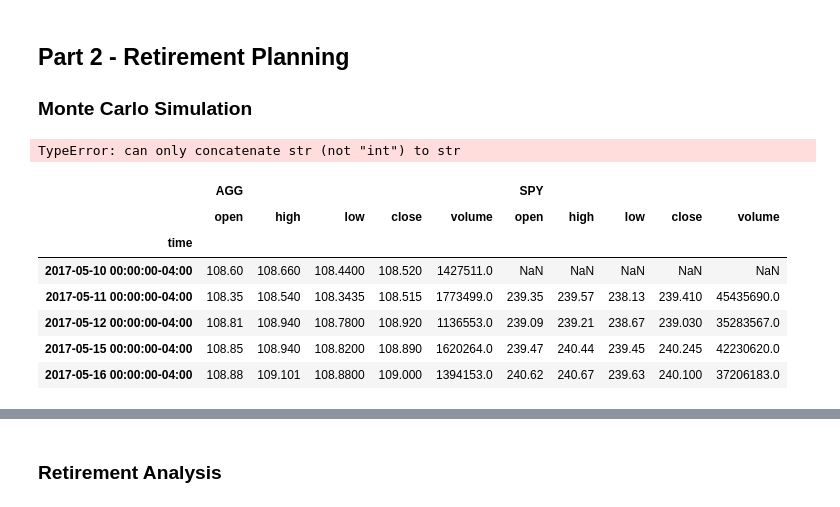
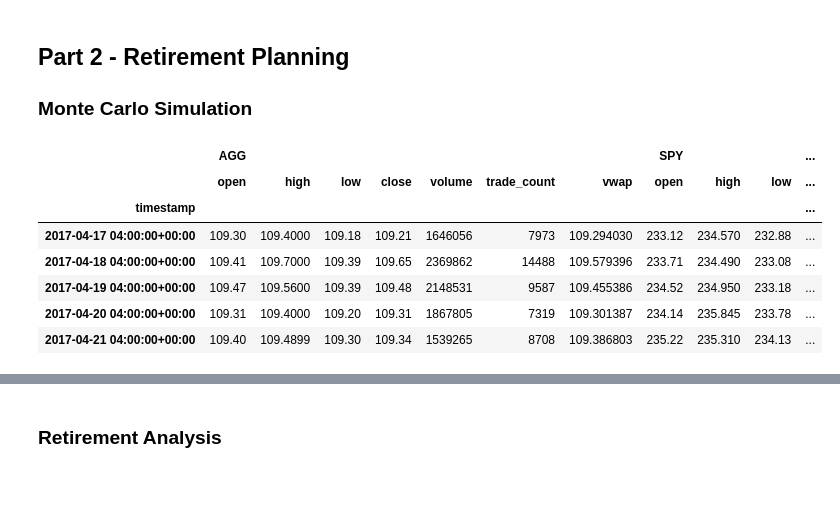
Before and after one commit to emersonwen/Rutgers_FinTech_Homework, a Jupyter notebook: Week-Five-Homework/Instructions/Starter_Code/financial-planner.ipynb, the cells around one changed output, grey strips where cells are left out. Saved outputs shown, nothing was run; the diff lists cells and outputs as text; code cells hidden in the pictures.

```diff
--- a/Week-Five-Homework/Instructions/Starter_Code/financial-planner.ipynb
+++ b/Week-Five-Homework/Instructions/Starter_Code/financial-planner.ipynb
@@ -174,32 +173,34 @@ Congratulations, you have more than enough savings for an emergency fund.
 # Set start and end dates of five years back from today.
 # Sample results may vary from the solution based on the time frame chosen
 
-end_date = (pd.Timestamp.today(tz='America/New_York').isoformat()
-start_date = pd.Timestamp((today + 3), tz='America/New_York').isoformat()
-
-start_date
+end_date = (pd.Timestamp.today(tz='America/New_York') - pd.DateOffset()).isoformat()
+start_date = (pd.Timestamp.today(tz='America/New_York') - pd.DateOffset(years=5)).isoformat()
-# %% [output]
-TypeError: can only concatenate str (not "int") to str
 # %%
 # Get 5 years' worth of historical data for SPY and AGG
-
+df_ticker = alpaca.get_bars(
+  tickers,
+  timeframe,
+  start=start_date,
+  end=end_date
+).df
 
 # Reorganize the DataFrame
 # Separate ticker data
-# YOUR CODE HERE!
+AGG = df_ticker[df_ticker['symbol'] =='AGG'].drop('symbol', axis=1)
+SPY = df_ticker[df_ticker['symbol'] =='SPY'].drop('symbol', axis=1)
 
 
 # Concatenate the ticker DataFrames
-# YOUR CODE HERE!
+df_stock_data = pd.concat([AGG,SPY], axis=1, keys=['AGG','SPY'])
 
 # Display sample data
 df_stock_data.head()
 # %% [output]
-|  | AGG |  |  |  |  | SPY |  |  |  |  |
-|  | open | high | low | close | volume | open | high | low | close | volume |
-| time |  |  |  |  |  |  |  |  |  |  |
-| 2017-05-10 00:00:00-04:00 | 108.60 | 108.660 | 108.4400 | 108.520 | 1427511.0 | NaN | NaN | NaN | NaN | NaN |
-| 2017-05-11 00:00:00-04:00 | 108.35 | 108.540 | 108.3435 | 108.515 | 1773499.0 | 239.35 | 239.57 | 238.13 | 239.410 | 45435690.0 |
-| 2017-05-12 00:00:00-04:00 | 108.81 | 108.940 | 108.7800 | 108.920 | 1136553.0 | 239.09 | 239.21 | 238.67 | 239.030 | 35283567.0 |
-| 2017-05-15 00:00:00-04:00 | 108.85 | 108.940 | 108.8200 | 108.890 | 1620264.0 | 239.47 | 240.44 | 239.45 | 240.245 | 42230620.0 |
-| 2017-05-16 00:00:00-04:00 | 108.88 | 109.101 | 108.8800 | 109.000 | 1394153.0 | 240.62 | 240.67 | 239.63 | 240.100 | 37206183.0 |
+|  | AGG |  |  |  |  |  |  | SPY |  |  | ... |
+|  | open | high | low | close | volume | trade_count | vwap | open | high | low | ... |
+| timestamp |  |  |  |  |  |  |  |  |  |  | ... |
+| 2017-04-17 04:00:00+00:00 | 109.30 | 109.4000 | 109.18 | 109.21 | 1646056 | 7973 | 109.294030 | 233.12 | 234.570 | 232.88 | ... |
+| 2017-04-18 04:00:00+00:00 | 109.41 | 109.7000 | 109.39 | 109.65 | 2369862 | 14488 | 109.579396 | 233.71 | 234.490 | 233.08 | ... |
+| 2017-04-19 04:00:00+00:00 | 109.47 | 109.5600 | 109.39 | 109.48 | 2148531 | 9587 | 109.455386 | 234.52 | 234.950 | 233.18 | ... |
+| 2017-04-20 04:00:00+00:00 | 109.31 | 109.4000 | 109.20 | 109.31 | 1867805 | 7319 | 109.301387 | 234.14 | 235.845 | 233.78 | ... |
+| 2017-04-21 04:00:00+00:00 | 109.40 | 109.4899 | 109.30 | 109.34 | 1539265 | 8708 | 109.386803 | 235.22 | 235.310 | 234.13 | ... |
```
Also changed, not shown: parts of 10 cells of this notebook.
